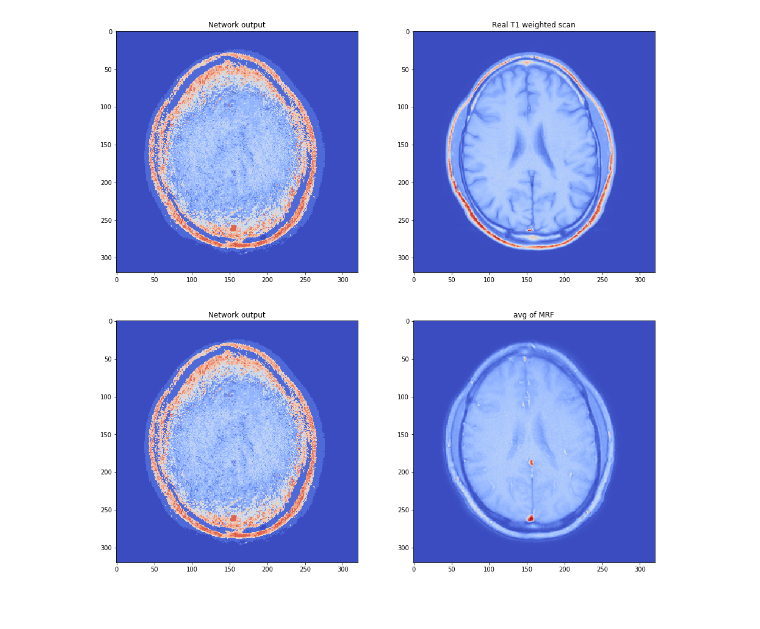
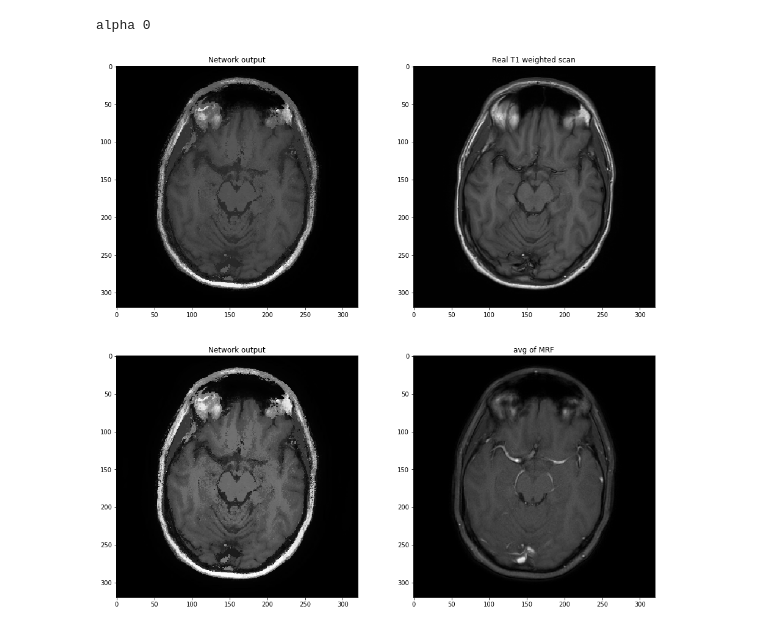
Before and after one commit to Ilya-Muromets/AutoMRF, a Jupyter notebook: ImageClassGen.ipynb, the cells around one changed output. Saved outputs shown, nothing was run; the diff lists cells and outputs as text; code cells hidden in the pictures.

```diff
--- a/ImageClassGen.ipynb
+++ b/ImageClassGen.ipynb
@@ -14,6 +14 @@ from utils.architectures.inceptionv4 import InceptionV4
-# %%
-regressor = InceptionV4(num_classes=16)
-regressor.cuda()
-regressor.load_state_dict(torch.load("models/model15-22:04:35"))
-a = regressor.eval()
 # %%
@@ -46,0 +65,6 @@ KeyboardInterrupt:
+# %%
+regressor = InceptionV4(num_classes=256)
+model = "models/alpha0"
+MRF = np.load("/mikQNAP/augmented_data/MRF_test/MRF_norm_volunteer12_2.npy")
+T1_test = np.load("/mikQNAP/augmented_data/T1w_test/T1_norm_volunteer12_2.npy")
+T1_recon = T1fromMRF(MRF, regressor, model)
@@ -47,24 +84,30 @@ KeyboardInterrupt:
 # %%
-test_arr_complex = test_arr_complex[0:500] + 1j* test_arr_complex[500:1000]
+test_arr_complex = MRF[0:500] + 1j* MRF[500:1000]
+# %%
+# rescale to 0-255
+T1_recon = rescale(T1_recon)
+T1_test = rescale(T1_test)
+MRF_avg = rescale(np.abs(np.mean(test_arr_complex, 0)))
 # %%
 fig = plt.figure(figsize=(16,16))
-
+print("alpha 0")
 plt.subplot(2, 2, 1)
 plt.title("Network output")
-plt.imshow(T1_array.reshape(320,320), cmap="coolwarm")
+plt.imshow(T1_recon, cmap="gray",vmin=0,vmax=255)
 
 plt.subplot(2, 2, 2)
 plt.title("Real T1 weighted scan")
-plt.imshow(x[0], cmap="coolwarm")
+plt.imshow(T1_test, cmap="gray",vmin=0,vmax=255)
 
 plt.subplot(2, 2, 3)
 plt.title("Network output")
-plt.imshow(T1_array.reshape(320,320), cmap="coolwarm")
+plt.imshow(T1_recon, cmap="gray",vmin=0,vmax=255)
 
 plt.subplot(2, 2, 4)
 plt.title("avg of MRF")
-plt.imshow(np.abs(np.mean(test_arr_complex, 0)), cmap="coolwarm")
+plt.imshow(MRF_avg, cmap="gray",vmin=0,vmax=255)
 
 plt.show()
 # %% [output]
+alpha 0
-[figure, old version]
+[figure, new version]
```
Also changed, not shown: parts of 9 cells of this notebook, 6 other files.
